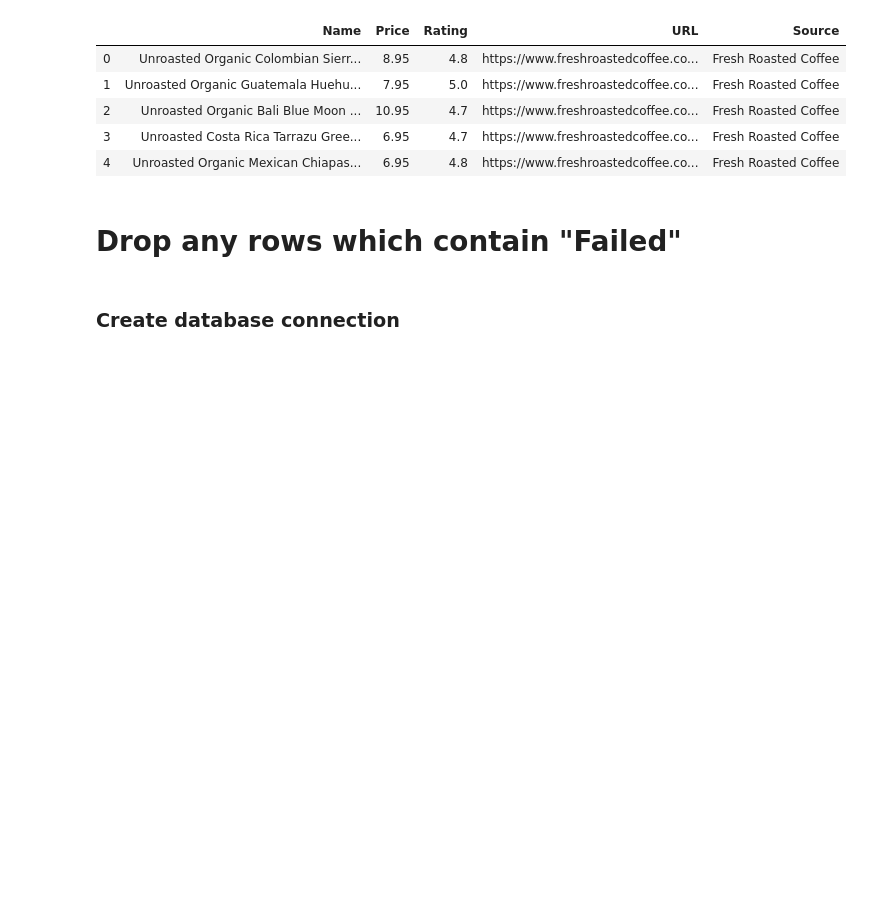
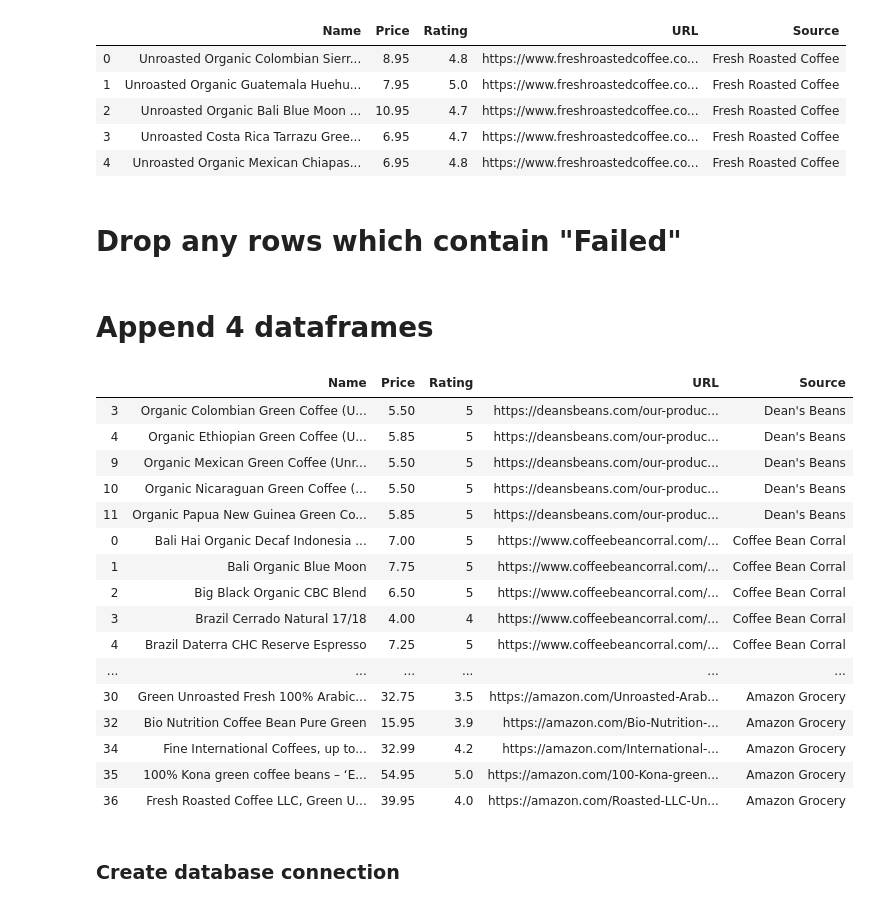
Before and after one commit to mahlonduke/ETL-challenge, a Jupyter notebook: notebook.ipynb, the cells around one changed output. Cells and saved outputs as stored; diff of their text form; code cells hidden in the pictures; blank space fills up the shorter version.

```diff
--- a/notebook.ipynb
+++ b/notebook.ipynb
@@ -698,6 +698,31 @@ amazon = amazon[~amazon.Rating.str.contains("Failed")]
 # %%
 freshRoast = freshRoast[~freshRoast.Price.str.contains("Failed")]
 freshRoast = freshRoast[~freshRoast.Rating.str.contains("Failed")]
+# %% [markdown]
+# Append 4 dataframes
+# %%
+dfFinal = deansBeans.append(coffeeCorral)
+dfFinal = dfFinal.append(amazon)
+dfFinal = dfFinal.append(freshRoast)
+dfFinal.head(50)
+# %% [output]
+|  | Name | Price | Rating | URL | Source |
+| 3 | Organic Colombian Green Coffee (U... | 5.50 | 5 | https://deansbeans.com/our-produc... | Dean's Beans |
+| 4 | Organic Ethiopian Green Coffee (U... | 5.85 | 5 | https://deansbeans.com/our-produc... | Dean's Beans |
+| 9 | Organic Mexican Green Coffee (Unr... | 5.50 | 5 | https://deansbeans.com/our-produc... | Dean's Beans |
+| 10 | Organic Nicaraguan Green Coffee (... | 5.50 | 5 | https://deansbeans.com/our-produc... | Dean's Beans |
+| 11 | Organic Papua New Guinea Green Co... | 5.85 | 5 | https://deansbeans.com/our-produc... | Dean's Beans |
+| 0 | Bali Hai Organic Decaf Indonesia ... | 7.00 | 5 | https://www.coffeebeancorral.com/... | Coffee Bean Corral |
+| 1 | Bali Organic Blue Moon | 7.75 | 5 | https://www.coffeebeancorral.com/... | Coffee Bean Corral |
+| 2 | Big Black Organic CBC Blend | 6.50 | 5 | https://www.coffeebeancorral.com/... | Coffee Bean Corral |
+| 3 | Brazil Cerrado Natural 17/18 | 4.00 | 4 | https://www.coffeebeancorral.com/... | Coffee Bean Corral |
+| 4 | Brazil Daterra CHC Reserve Espresso | 7.25 | 5 | https://www.coffeebeancorral.com/... | Coffee Bean Corral |
+| ... | ... | ... | ... | ... | ... |
+| 30 | Green Unroasted Fresh 100% Arabic... | 32.75 | 3.5 | https://amazon.com/Unroasted-Arab... | Amazon Grocery |
+| 32 | Bio Nutrition Coffee Bean Pure Green | 15.95 | 3.9 | https://amazon.com/Bio-Nutrition-... | Amazon Grocery |
+| 34 | Fine International Coffees, up to... | 32.99 | 4.2 | https://amazon.com/International-... | Amazon Grocery |
+| 35 | 100% Kona green coffee beans – ‘E... | 54.95 | 5.0 | https://amazon.com/100-Kona-green... | Amazon Grocery |
+| 36 | Fresh Roasted Coffee LLC, Green U... | 39.95 | 4.0 | https://amazon.com/Roasted-LLC-Un... | Amazon Grocery |
 # %% [markdown]
 ### Create database connection
 # %%
```
Also changed, not shown: parts of 5 cells of this notebook, 1 other file.
